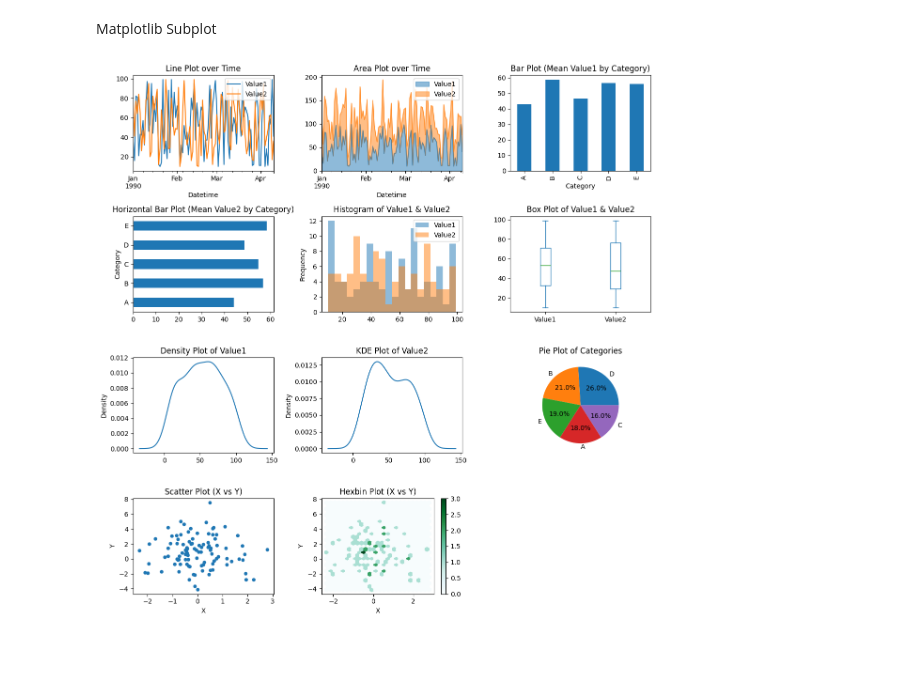
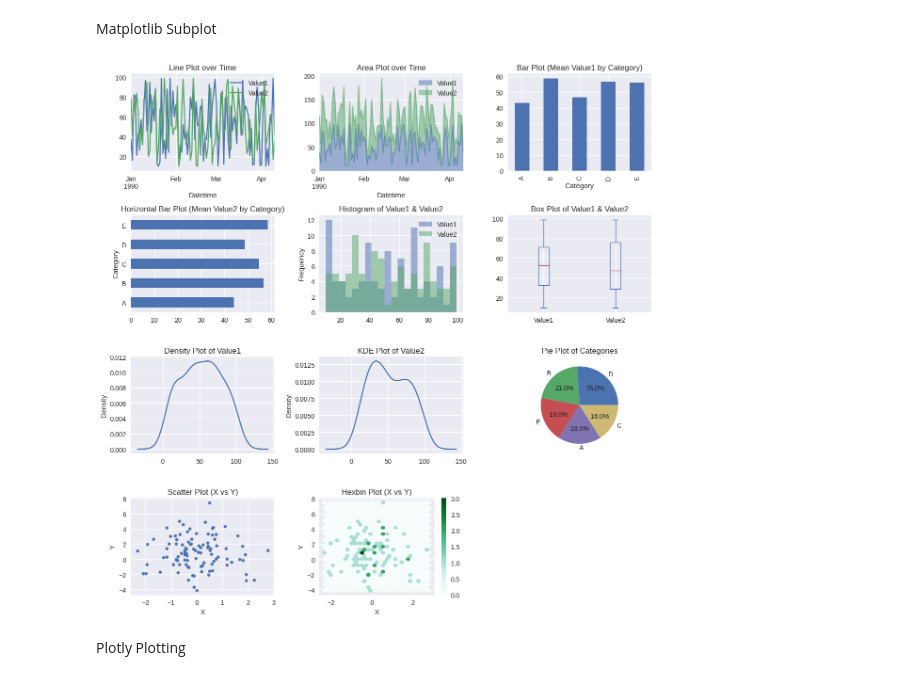
Before and after one commit to Cromana22/Google-Colab-Examples, a Jupyter notebook: Plotting.ipynb, the cells around one changed output. Drawn from its saved outputs; the diff is of its cells as text; code cells hidden in the pictures; blank space fills up the shorter version.

```diff
--- a/Plotting.ipynb
+++ b/Plotting.ipynb
@@ -83,29 +74,36 @@ plt.show()
 # %% [markdown]
 Matplotlib Subplot
 # %%
+print()  # blank line for layout
+
+plt.style.use('seaborn-v0_8')
+
 # Create 4x3 subplot grid
 fig, axes = plt.subplots(4, 3, figsize=(12, 12))  # figsize sets the size of the charts/graphs
 axes = axes.flatten()  # make 1D for easy indexing
 
 
 df.set_index("Datetime")[["Value1", "Value2"]].plot.line(title="Line Plot over Time", ax=axes[0])  # ax says which plot it is sequentially starting from 0
 df.set_index("Datetime")[["Value1", "Value2"]].plot.area(title="Area Plot over Time", alpha=0.5, ax=axes[1])
 df.groupby("Category")["Value1"].mean().plot.bar(title="Bar Plot (Mean Value1 by Category)", ax=axes[2])
 df.groupby("Category")["Value2"].mean().plot.barh(title="Horizontal Bar Plot (Mean Value2 by Category)", ax=axes[3])
 df[["Value1", "Value2"]].plot.hist(alpha=0.5, bins=20, title="Histogram of Value1 & Value2", ax=axes[4])
 df[["Value1", "Value2"]].plot.box(title="Box Plot of Value1 & Value2", ax=axes[5])
 df["Value1"].plot.density(title="Density Plot of Value1", ax=axes[6])
 df["Value2"].plot.kde(title="KDE Plot of Value2", ax=axes[7])
 df["Category"].value_counts().plot.pie(title="Pie Plot of Categories", autopct="%1.1f%%", ylabel="", ax=axes[8])
 df.plot.scatter(x="X", y="Y", title="Scatter Plot (X vs Y)", ax=axes[9])
 df.plot.hexbin(x="X", y="Y", gridsize=25, title="Hexbin Plot (X vs Y)", ax=axes[10])
 
 # Remove the empty last subplot (12th slot)
 fig.delaxes(axes[11])
 
 # Adjust layout
-plt.tight_layout()
-print()  #blank line for layout
+plt.tight_layout()  # tells it to work out night padding between grids
 plt.show()
+
+print()  # blank line for layout
 # %% [output]
-[figure, old version]
+[figure, new version]
+# %% [markdown]
+Plotly Plotting
```
Also changed, not shown: parts of 3 cells of this notebook.
